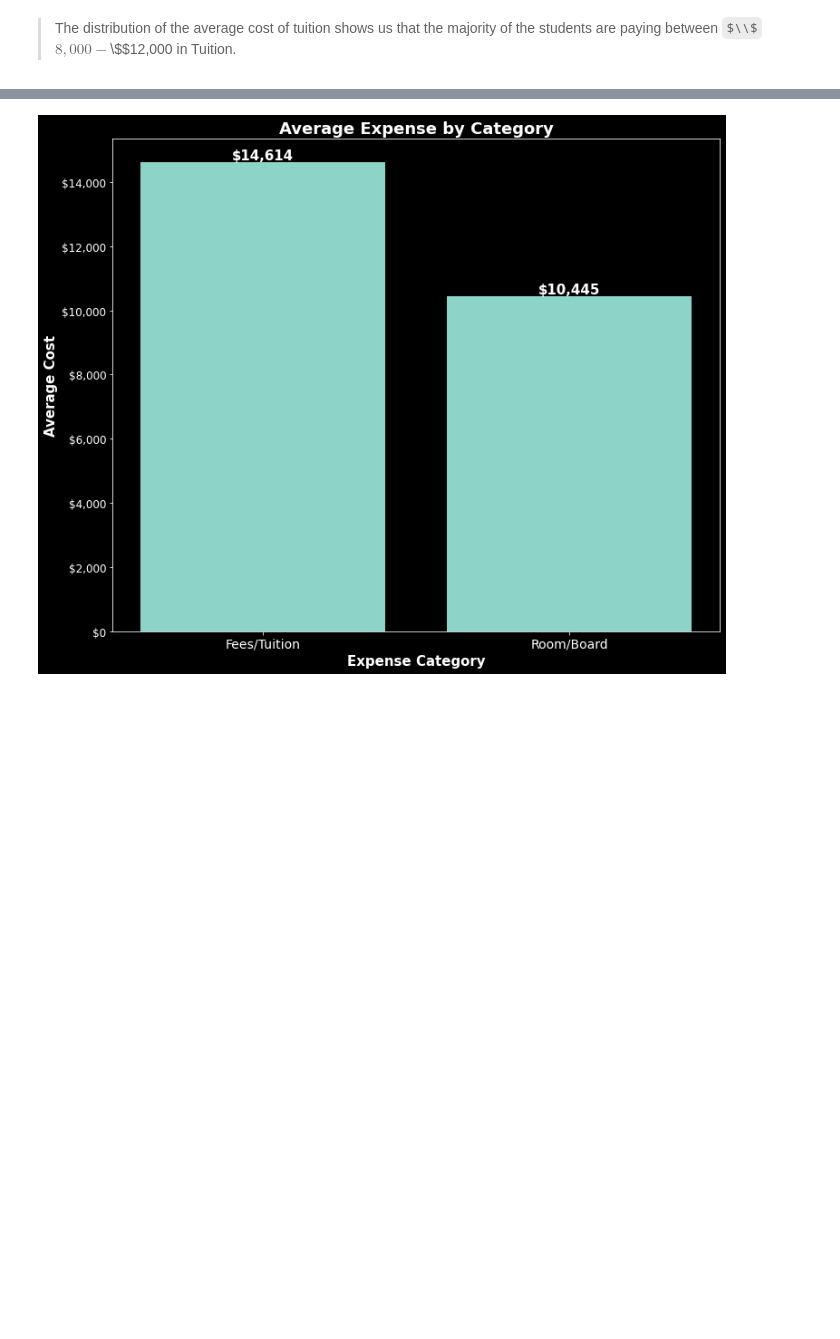
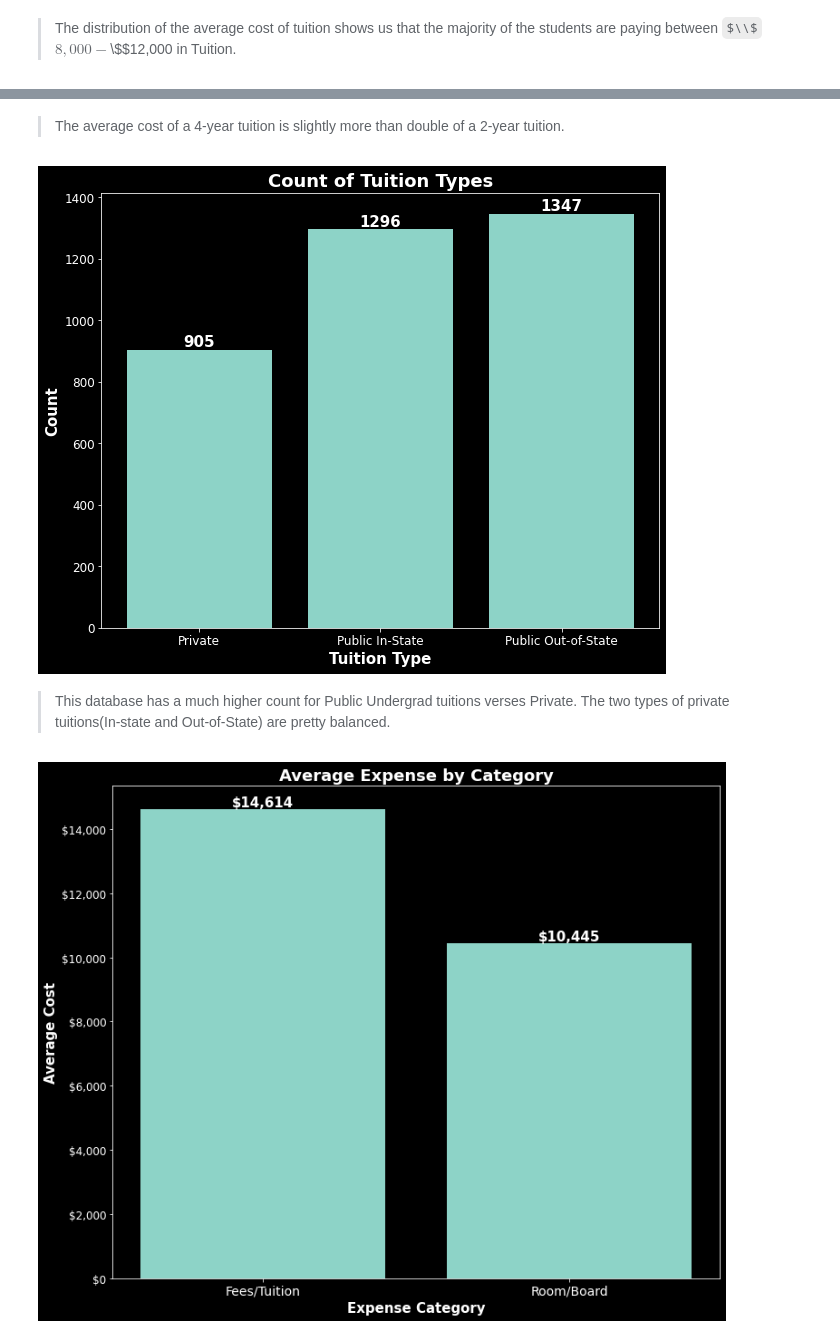
Before and after one commit to daisy-rivera/Cost-of-Undergraduate-Tuition, a Jupyter notebook: Project2_Part2.ipynb, the cells around one changed output, grey strips where cells are left out. Cells and saved outputs as stored; diff of their text form; code cells hidden in the pictures; some formulas as TeX source; blank space fills up the shorter version.

```diff
--- a/Project2_Part2.ipynb
+++ b/Project2_Part2.ipynb
@@ -219,3 +235,22 @@ plt.legend(fontsize=20,loc='center right');
+# %% [markdown]
+> The average cost of a 4-year tuition is slightly more than double of a 2-year tuition.
+# %%
+# #filter for average cost by expense category
+type = df['Type'].value_counts().sort_values()
+
+#plotting bar graph
+fig, ax = plt.subplots(figsize=(10,8))
+type_container = ax.bar(type.index, type.values)
+ax.bar_label(type_container,size=15, color='white', fontweight='bold')
+plt.title('Count of Tuition Types', fontsize=18, fontweight='bold')
+plt.ylabel('Count',fontsize=15,fontweight='bold')
+plt.xlabel('Tuition Type',fontsize=15,fontweight='bold')
+plt.xticks(size=12)
+plt.yticks(size=12);
+# %% [output]
+[figure, added]
+# %% [markdown]
+> This database has a much higher count for Public Undergrad tuitions verses Private. The two types of private tuitions(In-state and Out-of-State) are pretty balanced.
 # %%
 #filter for average cost by expense category
 exp_type = df.groupby('Expense')['Value'].mean()
```
Also changed, not shown: parts of 1 cell of this notebook.
